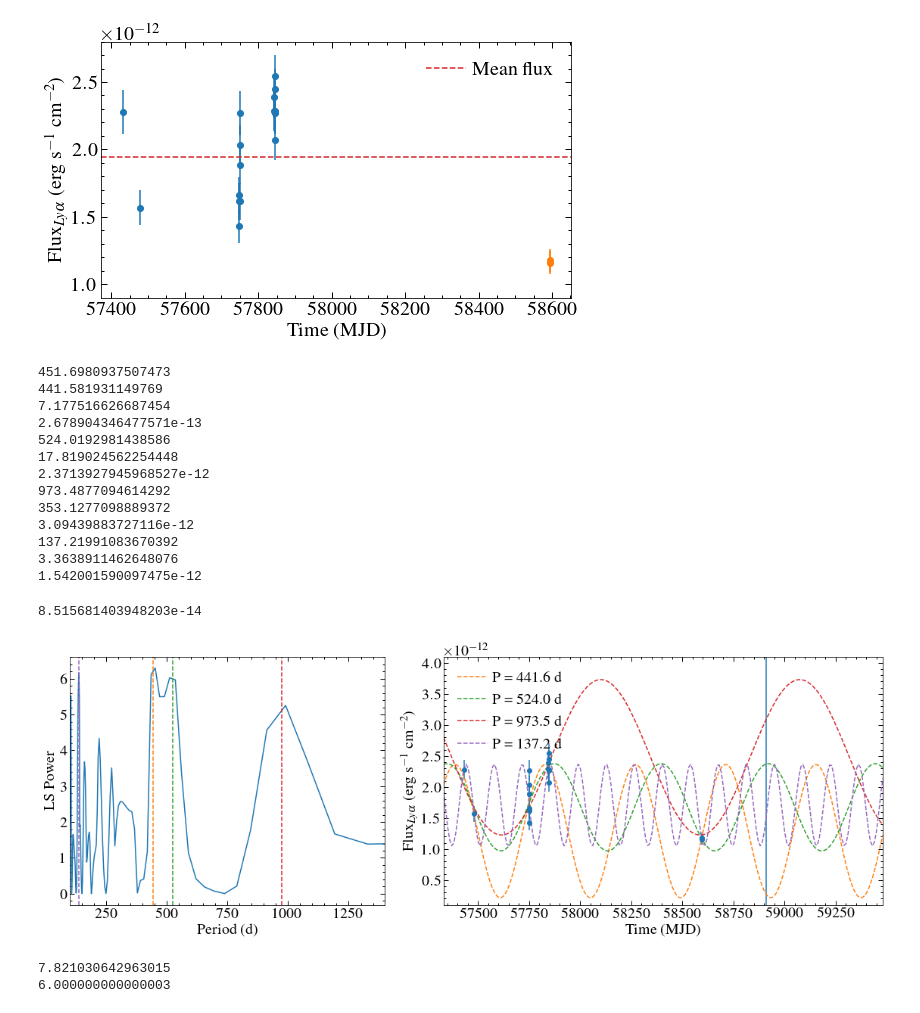
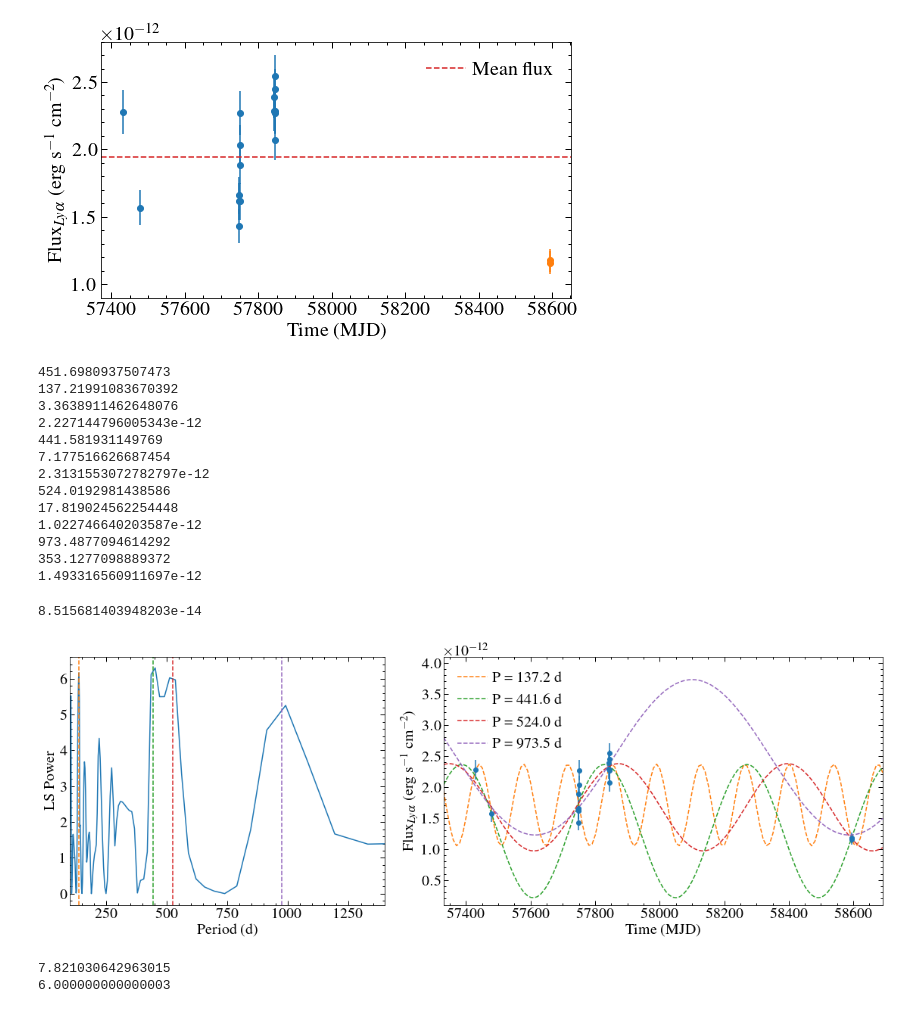
Before and after one commit to davidjwilson/gj1132, a Jupyter notebook: gj1132_lya.ipynb, the cells around one changed output. Cells and saved outputs as stored; diff of their text form; code cells hidden in the pictures.

```diff
--- a/gj1132_lya.ipynb
+++ b/gj1132_lya.ipynb
@@ -282,13 +282,13 @@ plt.axvline(today)
 
 
 
-timefit = np.arange(times[0]-100, 59488, 10)
+timefit = np.arange(times[0]-100, times[-1]+100, 10)
 
 #f_guess = frequency[np.argmax(power)]
 #f_guess = 1/550
 periods = []
 p_errors = []
-for f_guess in (frequency[np.argmax(power)], 1/550, 1/1000, 1/130):
+for f_guess in (1/130, frequency[np.argmax(power)], 1/550, 1/1000):
     sin_mod =  models.Sine1D(amplitude=1e-12, frequency=f_guess) + models.Const1D(2e-12)
     sin_fit = fitter(sin_mod, times, flux, weights = 1/np.array(error), maxiter=100000)
     sin_fit_e = np.sqrt(np.diag(fitter.fit_info['param_cov']))
@@ -300,41 +300,41 @@ for f_guess in (frequency[np.argmax(power)], 1/550, 1/1000, 1/130):
     print(p_fit)
     print(p_e)
     label = 'P = {0:10.1f} d '.format(p_fit)
     idx = (np.abs(timefit - today)).argmin()
     print(sin_fit(timefit)[idx])
     #label = 'P = {0:10.0f} $\pm$ {1:10.0f}d '.format(p_fit, p_e)
 
     plt.plot(timefit, sin_fit(timefit), label=label, ls='--')
 #plt.annotate('P\_fit = {0:10.1f} $\pm$ {1:10.1f}d '.format(p_fit, p_e), (0.5, 0.9), xycoords ='axes fraction' )
 #plt.xlim(times[0]-300, today+2000)
 plt.ylim(0.1e-12, 4.1e-12)
 plt.xlim(timefit[0], timefit[-1])
 plt.legend(loc=2)
 
 
 plt.subplot(gs[0:3])
 [plt.axvline(p, ls='--', c=c) for p, c in zip(periods,['C1', 'C2', 'C3', 'C4'])]
 
 plt.tight_layout()
-#plt.savefig('four_periods.pdf', dpi=100)
+plt.savefig('four_periods.pdf', dpi=100)
 #print(len(flux))
 print(error[-1])
 # %% [output]
 451.6980937507473
+137.21991083670392
+3.3638911462648076
+2.227144796005343e-12
 441.581931149769
 7.177516626687454
-2.678904346477571e-13
+2.3131553072782797e-12
 524.0192981438586
 17.819024562254448
-2.3713927945968527e-12
+1.022746640203587e-12
 973.4877094614292
 353.1277098889372
-3.09439883727116e-12
-137.21991083670392
-3.3638911462648076
-1.542001590097475e-12
+1.493316560911697e-12
 8.515681403948203e-14
-[figure, old version]
+[figure, new version]
 # %%
 print((3.0228384746733945e-12 - 2.3568244226135025e-12) / 8.515681403948203e-14)
 print((3e-12 - 2.4e-12) / 1e-13)
```
Also changed, not shown: parts of 4 cells of this notebook, 14 other files.
